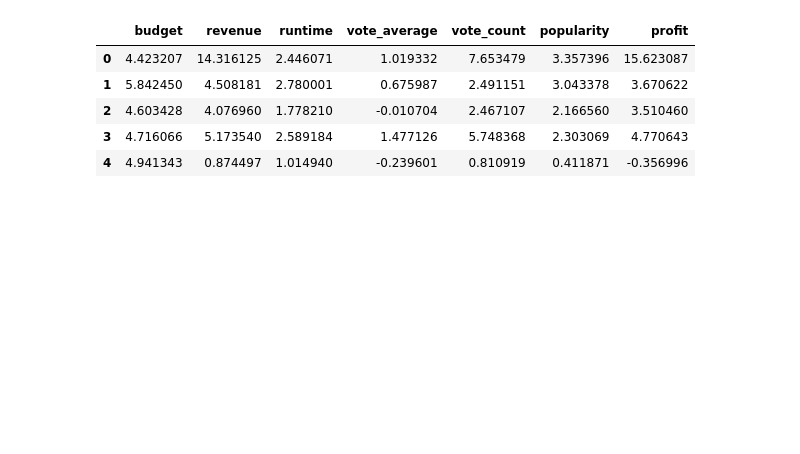
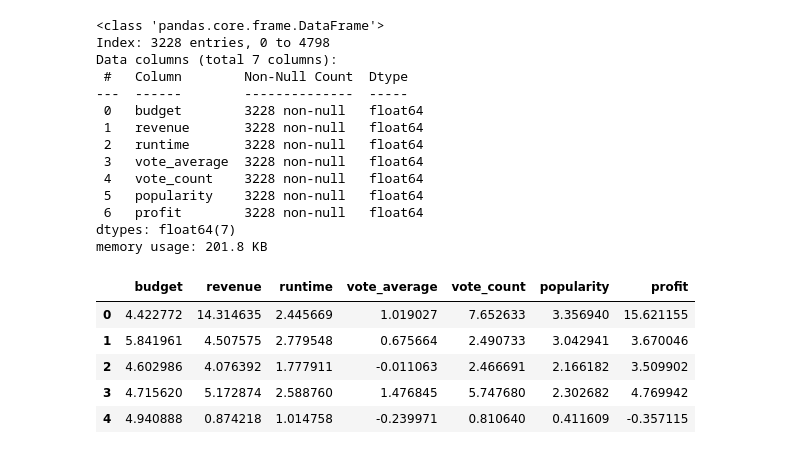
Before and after one commit to JojhanPerezArroyave/primerPoryectoInteligentes, a Jupyter notebook: primerProyecto.ipynb, the cells around one changed output. Saved outputs shown, nothing was run; the diff lists cells and outputs as text; code cells hidden in the pictures; blank space fills up the shorter version.

```diff
--- a/primerProyecto.ipynb
+++ b/primerProyecto.ipynb
@@ -79,6 +79,21 @@ df['genre_names'] = df['genres'].apply(lambda genres: [genre['name'] for genre i
 df['production_company_names'] = df['production_companies'].apply(lambda comps: [comp['name'] for comp in comps])
 df['production_country_names'] = df['production_countries'].apply(lambda countries: [country['name'] for country in countries])
 
+# 💡 Franja: Transformación de la columna 'status' a valores numéricos y limpieza
+# Objetivo: Mapear estados específicos a valores enteros y eliminar los estados no reconocidos
+
+df = df[df['status'] == 'Released'].copy()
+
+# Verificamos resultados
+print("✅ Distribución de estados codificados:")
+print(df['status'].value_counts())
+
+# Asegurarse de que la columna esté en formato datetime
+df['release_date'] = pd.to_datetime(df['release_date'], errors='coerce')
+
+# Extraer el año
+df['release_date'] = df['release_date'].dt.year
+
 # Verificamos el resultado
 df.head(10)
 # %% [output]
@@ -97,5 +116,5 @@ df.head(10)
 # %%
-df.drop(columns=['spoken_languages', 'genres', 'production_companies', 'production_countries', 'tagline', 'homepage', 'title', 'id', 'keywords', 'overview'], inplace=True)
+df.drop(columns=['spoken_languages', 'genres', 'production_companies', 'production_countries', 'tagline', 'homepage', 'title', 'id', 'keywords', 'overview', 'status', 'original_language', 'original_title', 'spoken_language_names', 'genre_names', 'production_company_names', 'production_country_names'], inplace=True)
 df.info()
 df.describe()
 df.head()
@@ -196,31 +246,47 @@ df.head()
 # %%
 # 💡 Franja: Escalamiento de variables numéricas con StandardScaler
 # Objetivo: Estandarizar datos numéricos para clustering y reducción de dimensionalidad
 
 from sklearn.preprocessing import StandardScaler
 
 # Variables numéricas a escalar
 variables_escaladas = ['budget', 'revenue', 'runtime', 'vote_average', 'vote_count', 'popularity', 'profit']
 
 # Filtramos solo las películas con datos válidos en presupuesto e ingresos
 df_cluster = df[(df['budget'] > 0) & (df['revenue'] > 0)].copy()
 
 # Inicializamos el escalador
 scaler = StandardScaler()
 
 # Aplicamos el escalado y guardamos en un nuevo DataFrame
 X_scaled = scaler.fit_transform(df_cluster[variables_escaladas])
 
 # Creamos un DataFrame escalado con los mismos nombres de columnas
 import pandas as pd
 df_scaled = pd.DataFrame(X_scaled, columns=variables_escaladas, index=df_cluster.index)
 
 # Verificamos resultado
+df_scaled.info()
+df_scaled.describe()
 df_scaled.head()
 # %% [output]
+<class 'pandas.core.frame.DataFrame'>
+Index: 3228 entries, 0 to 4798
+Data columns (total 7 columns):
+ #   Column        Non-Null Count  Dtype
+---  ------        --------------  -----
+ 0   budget        3228 non-null   float64
+ 1   revenue       3228 non-null   float64
+ 2   runtime       3228 non-null   float64
+ 3   vote_average  3228 non-null   float64
+ 4   vote_count    3228 non-null   float64
+ 5   popularity    3228 non-null   float64
+ 6   profit        3228 non-null   float64
+dtypes: float64(7)
+memory usage: 201.8 KB
 |  | budget | revenue | runtime | vote_average | vote_count | popularity | profit |
-| 0 | 4.423207 | 14.316125 | 2.446071 | 1.019332 | 7.653479 | 3.357396 | 15.623087 |
-| 1 | 5.842450 | 4.508181 | 2.780001 | 0.675987 | 2.491151 | 3.043378 | 3.670622 |
-| 2 | 4.603428 | 4.076960 | 1.778210 | -0.010704 | 2.467107 | 2.166560 | 3.510460 |
-| 3 | 4.716066 | 5.173540 | 2.589184 | 1.477126 | 5.748368 | 2.303069 | 4.770643 |
-| 4 | 4.941343 | 0.874497 | 1.014940 | -0.239601 | 0.810919 | 0.411871 | -0.356996 |
+| 0 | 4.422772 | 14.314635 | 2.445669 | 1.019027 | 7.652633 | 3.356940 | 15.621155 |
+| 1 | 5.841961 | 4.507575 | 2.779548 | 0.675664 | 2.490733 | 3.042941 | 3.670046 |
+| 2 | 4.602986 | 4.076392 | 1.777911 | -0.011063 | 2.466691 | 2.166182 | 3.509902 |
+| 3 | 4.715620 | 5.172874 | 2.588760 | 1.476845 | 5.747680 | 2.302682 | 4.769942 |
+| 4 | 4.940888 | 0.874218 | 1.014758 | -0.239971 | 0.810640 | 0.411609 | -0.357115 |
```
Also changed, not shown: parts of 8 cells of this notebook.
